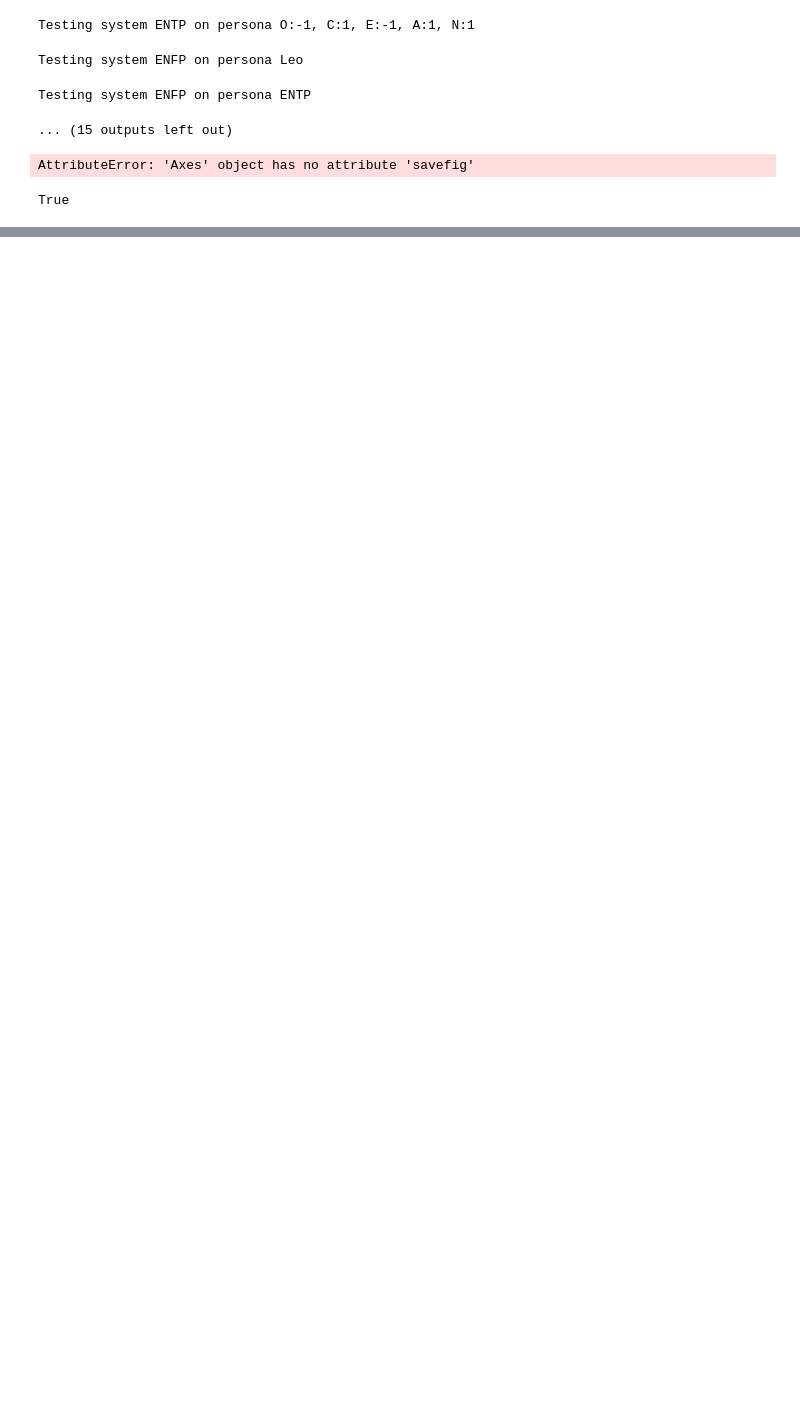
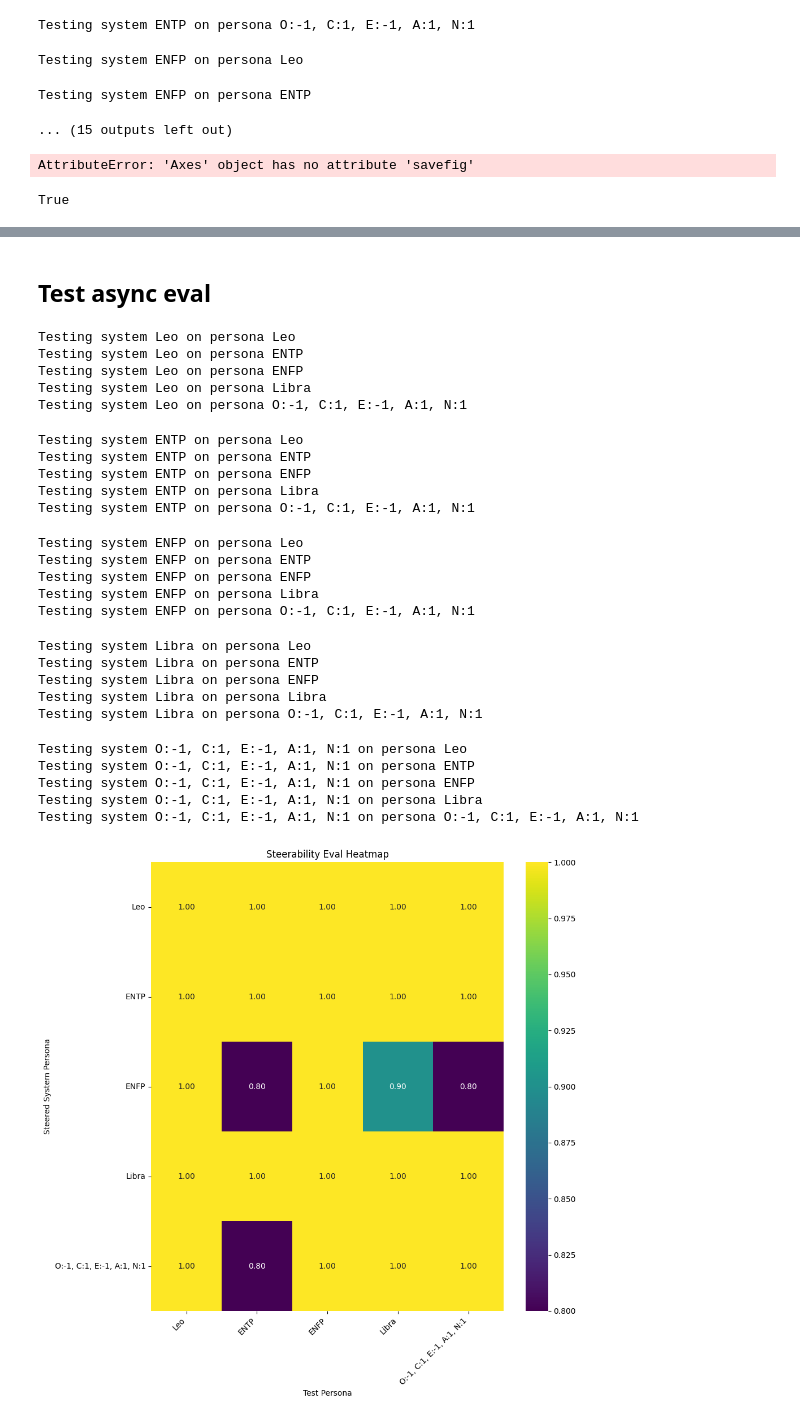
Before and after one commit to plastic-labs/steerability-eval, a Jupyter notebook: notebooks/steerability_eval.ipynb, the cells around one changed output, grey strips where cells are left out. Drawn from its saved outputs; the diff is of its cells as text; code cells hidden in the pictures; blank space fills up the shorter version.

```diff
--- a/notebooks/steerability_eval.ipynb
+++ b/notebooks/steerability_eval.ipynb
@@ -830,0 +833,44 @@ AttributeError: 'SteerabilityEval' object has no attribute 'save_heatmap'
+# %% [markdown]
+## Test async eval
+# %%
+from steerability_eval.eval import SteerabilityEval
+from steerability_eval.steerable.few_shot import FewShotSteerable
+from steerability_eval.dataset.w5 import W5Dataset
+
+random_state = 43
+personas_path = 'dataset/personas_tarot.csv'
+observations_path = 'dataset/w5_tarot.csv'
+dataset = W5Dataset.from_csv(personas_path, observations_path, max_personas=5, max_contexts_per_theme=1, max_scenarios_per_context=1, use_actions=True, random_state=random_state)
+# %%
+steerable_system = FewShotSteerable(llm_provider='tinybox')
+eval = SteerabilityEval(steerable_system, dataset)
+# %%
+import asyncio
+heatmap_fig = eval.run_eval()
+# %% [output]
+Testing system Leo on persona Leo
+Testing system Leo on persona ENTP
+Testing system Leo on persona ENFP
+Testing system Leo on persona Libra
+Testing system Leo on persona O:-1, C:1, E:-1, A:1, N:1
+Testing system ENTP on persona Leo
+Testing system ENTP on persona ENTP
+Testing system ENTP on persona ENFP
+Testing system ENTP on persona Libra
+Testing system ENTP on persona O:-1, C:1, E:-1, A:1, N:1
+Testing system ENFP on persona Leo
+Testing system ENFP on persona ENTP
+Testing system ENFP on persona ENFP
+Testing system ENFP on persona Libra
+Testing system ENFP on persona O:-1, C:1, E:-1, A:1, N:1
+Testing system Libra on persona Leo
+Testing system Libra on persona ENTP
+Testing system Libra on persona ENFP
+Testing system Libra on persona Libra
+Testing system Libra on persona O:-1, C:1, E:-1, A:1, N:1
+Testing system O:-1, C:1, E:-1, A:1, N:1 on persona Leo
+Testing system O:-1, C:1, E:-1, A:1, N:1 on persona ENTP
+Testing system O:-1, C:1, E:-1, A:1, N:1 on persona ENFP
+Testing system O:-1, C:1, E:-1, A:1, N:1 on persona Libra
+Testing system O:-1, C:1, E:-1, A:1, N:1 on persona O:-1, C:1, E:-1, A:1, N:1
+[figure, added]
```
Also changed, not shown: parts of 35 cells of this notebook, 5 other files.
